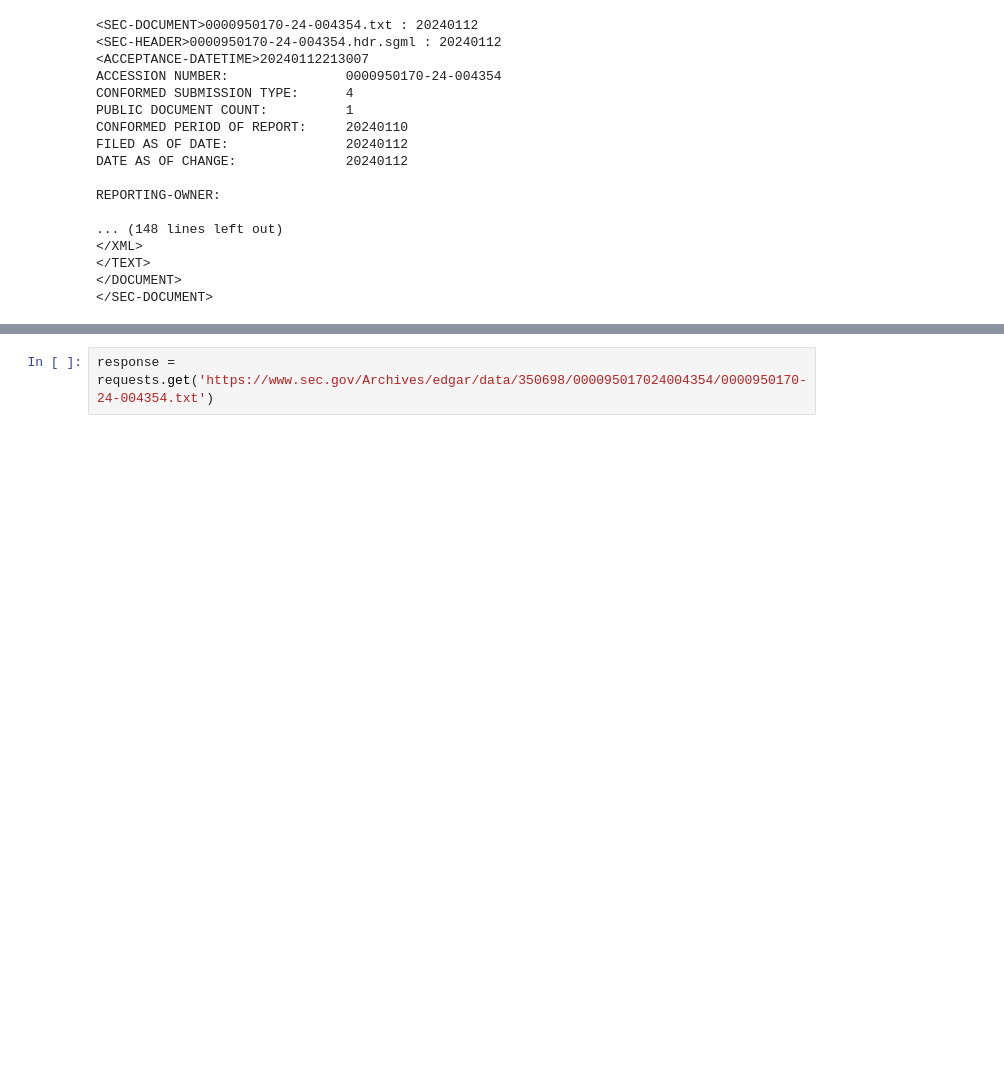
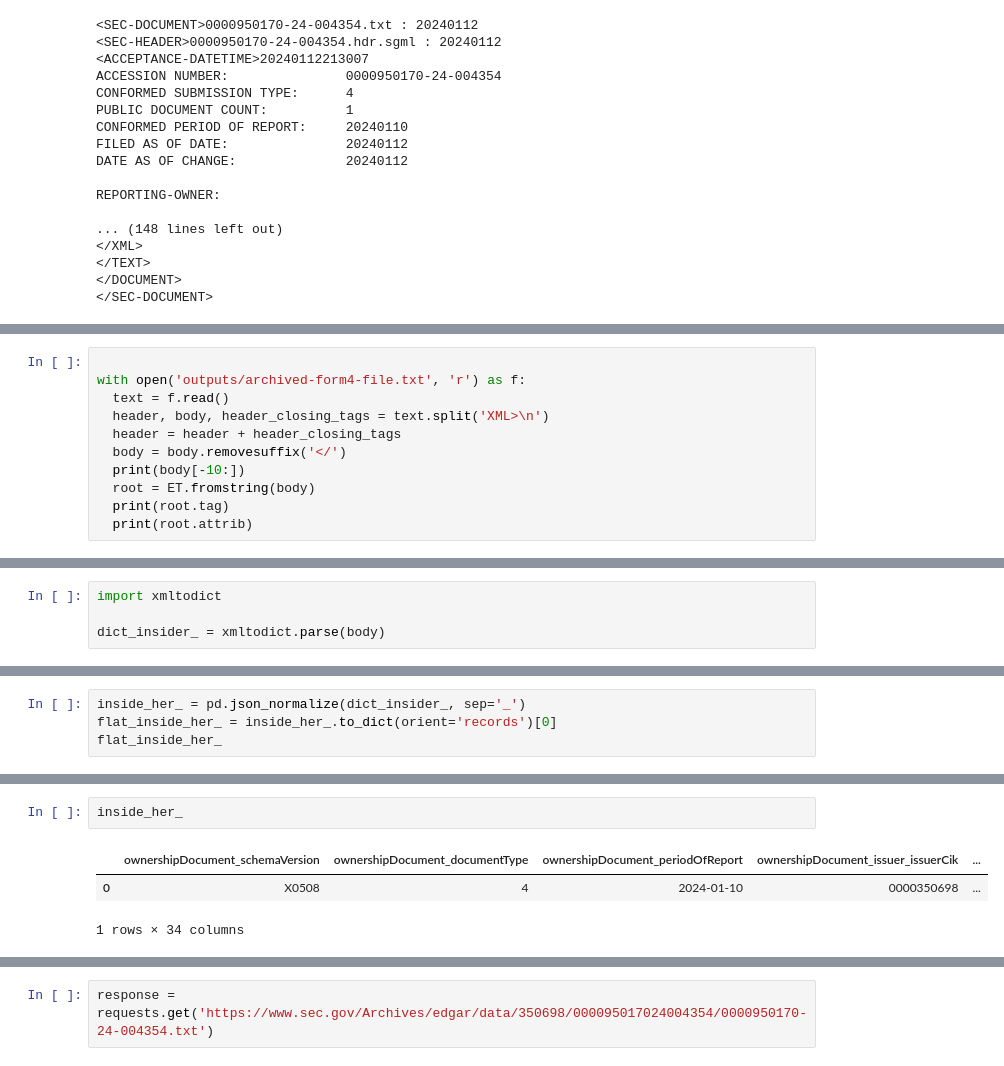
Before and after one commit to xtrabyte-consulting/insider-intel-algo, a Jupyter notebook: notebooks/02_raw_filings_cleaning.ipynb, the cells around one changed output, grey strips where cells are left out. Cells and saved outputs as stored; diff of their text form; blank space fills up the shorter version.

Commit message:
Parse form 4 xml doc into a df row

```diff
--- a/notebooks/02_raw_filings_cleaning.ipynb
+++ b/notebooks/02_raw_filings_cleaning.ipynb
@@ -119,0 +132,11 @@ REPORTING-OWNER:
+# %%
+
+with open('outputs/archived-form4-file.txt', 'r') as f:
+  text = f.read()
+  header, body, header_closing_tags = text.split('XML>\n')
+  header = header + header_closing_tags
+  body = body.removesuffix('</')
+  print(body[-10:])
+  root = ET.fromstring(body)
+  print(root.tag)
+  print(root.attrib)
@@ -119,0 +175,4 @@ REPORTING-OWNER:
+# %%
+import xmltodict
+
+dict_insider_ = xmltodict.parse(body)
@@ -119,0 +183,4 @@ REPORTING-OWNER:
+# %%
+inside_her_ = pd.json_normalize(dict_insider_, sep='_')
+flat_inside_her_ = inside_her_.to_dict(orient='records')[0]
+flat_inside_her_
@@ -119,0 +205,6 @@ REPORTING-OWNER:
+# %%
+inside_her_
+# %% [output]
+|  | ownershipDocument_schemaVersion | ownershipDocument_documentType | ownershipDocument_periodOfReport | ownershipDocument_issuer_issuerCik | ... |
+| 0 | X0508 | 4 | 2024-01-10 | 0000350698 | ... |
+1 rows × 34 columns
```
Also changed, not shown: parts of 10 cells of this notebook, 4 other files.
